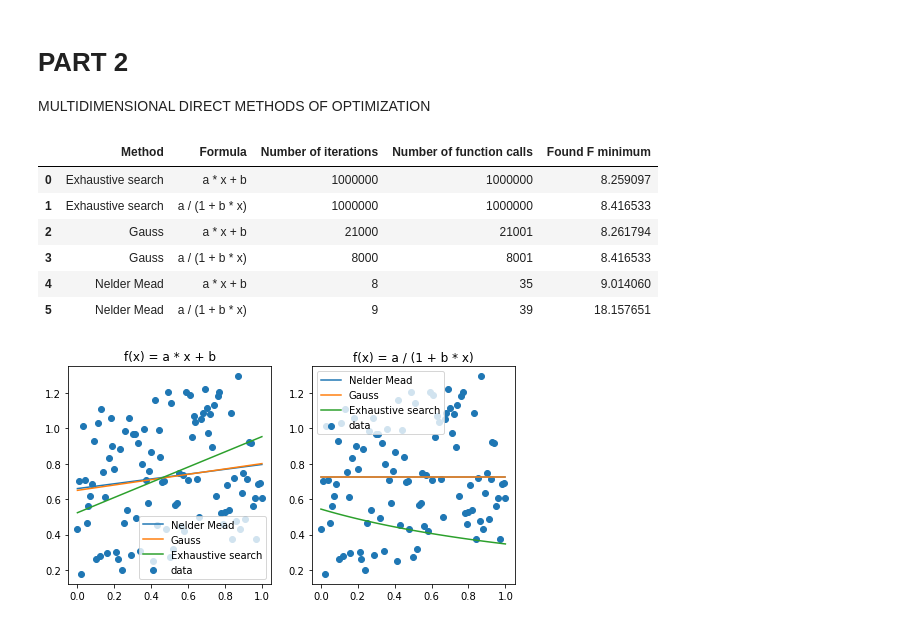
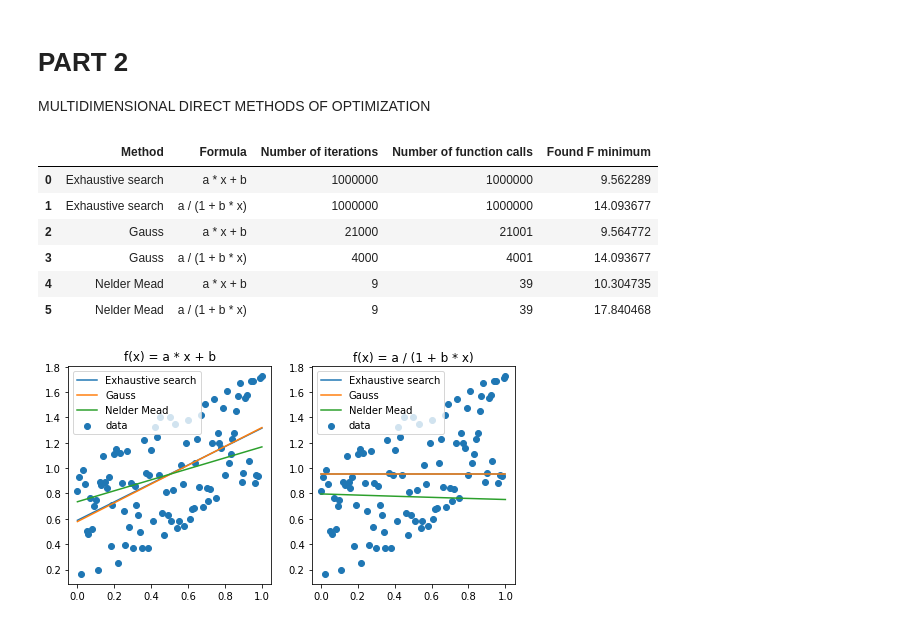
Before and after one commit to timetoai/algorithms_2021_labs, a Jupyter notebook: lab2.ipynb, the cells around one changed output. Saved outputs shown, nothing was run; the diff lists cells and outputs as text; code cells hidden in the pictures.

```diff
--- a/lab2.ipynb
+++ b/lab2.ipynb
@@ -206,12 +208,13 @@ def Nelder_Mead(f, xs, ys, x_min=0, x_max=1, eps=0.001):
 
 formulas = (lambda x, a, b: a * x + b, lambda x, a, b: a / (1 + b * x))
 # %%
-xs, ys = generate_data(0)
+seed = 1001
+xs, ys = generate_data(seed)
 x_min, x_max, eps = 0, 1, 0.001
 f_nums, iter_nums, f_mins, coeffs = [], [], [], []
 for method in (exhaustive_search, gauss, Nelder_Mead):
     for formula in formulas:
-        f_num, iter_num, f_min, coeff = method(formula, xs, ys, x_min=x_min, x_max=x_max, eps=eps)
+        f_num, iter_num, f_min, coeff = method(formula, xs, ys, x_min=x_min, x_max=x_max, eps=eps, seed=seed)
         f_nums.append(f_num)
         iter_nums.append(iter_num)
         f_mins.append(f_min)
@@ -223,21 +226,21 @@ pd.DataFrame({'Method': [methods_repr[x // 2] for x in range(6)], 'Formula': for
              'Number of function calls': f_nums, 'Found F minimum': f_mins})
 # %% [output]
 |  | Method | Formula | Number of iterations | Number of function calls | Found F minimum |
-| 0 | Exhaustive search | a * x + b | 1000000 | 1000000 | 8.259097 |
-| 1 | Exhaustive search | a / (1 + b * x) | 1000000 | 1000000 | 8.416533 |
-| 2 | Gauss | a * x + b | 21000 | 21001 | 8.261794 |
-| 3 | Gauss | a / (1 + b * x) | 8000 | 8001 | 8.416533 |
-| 4 | Nelder Mead | a * x + b | 8 | 35 | 9.014060 |
-| 5 | Nelder Mead | a / (1 + b * x) | 9 | 39 | 18.157651 |
+| 0 | Exhaustive search | a * x + b | 1000000 | 1000000 | 9.562289 |
+| 1 | Exhaustive search | a / (1 + b * x) | 1000000 | 1000000 | 14.093677 |
+| 2 | Gauss | a * x + b | 21000 | 21001 | 9.564772 |
+| 3 | Gauss | a / (1 + b * x) | 4000 | 4001 | 14.093677 |
+| 4 | Nelder Mead | a * x + b | 9 | 39 | 10.304735 |
+| 5 | Nelder Mead | a / (1 + b * x) | 9 | 39 | 17.840468 |
 # %%
 fig, axs = plt.subplots(1, 2, sharex=True, figsize=(8, 4))
 x_domain = np.linspace(0, 1)
 for i in range(2):
     axs[i].set_title('f(x) = ' + formula_repr[i])
     axs[i].scatter(x=xs, y=ys)
     for j in range(3):
         a, b = coeffs[j * 2 + i]
         axs[i].plot(x_domain, [formulas[i](x, a, b) for x in x_domain])
-    axs[i].legend(list(reversed(methods_repr)) + ['data'])
+    axs[i].legend(list(methods_repr) + ['data'])
 # %% [output]
-[figure, old version]
+[figure, new version]
```
Also changed, not shown: parts of 3 cells of this notebook.
